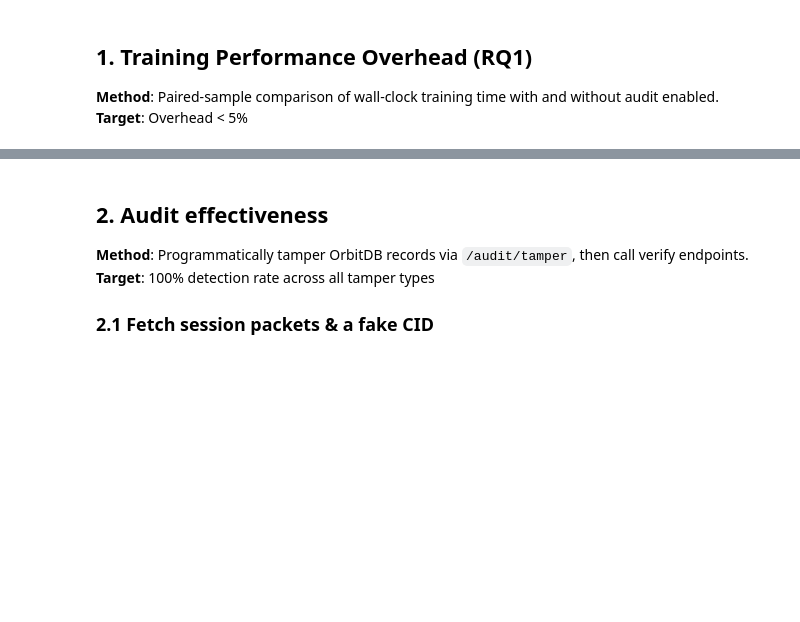
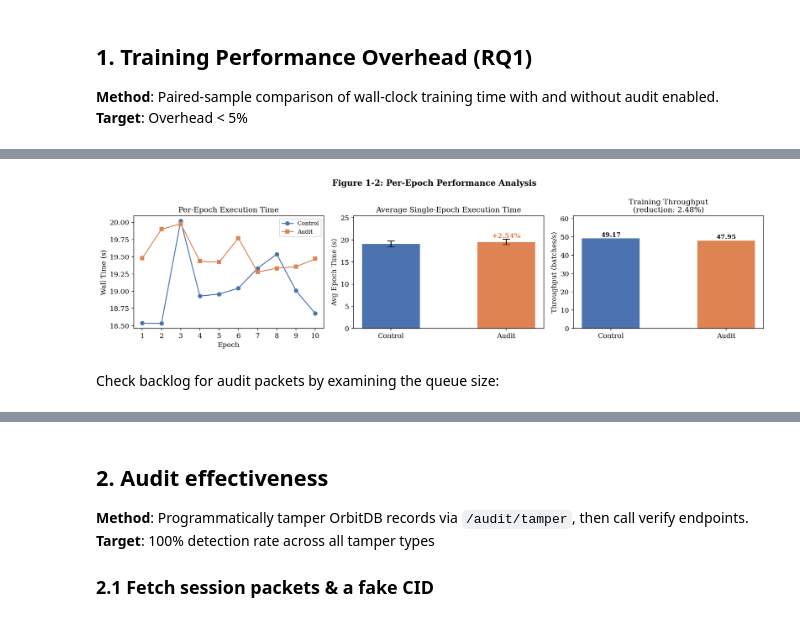
Before and after one commit to xinyuanhu1066/capstone-project, a Jupyter notebook: evaluation/evaluation.ipynb, the cells around one changed output, grey strips where cells are left out. Cells and saved outputs as stored; diff of their text form; code cells hidden in the pictures; blank space fills up the shorter version.

```diff
--- a/evaluation/evaluation.ipynb
+++ b/evaluation/evaluation.ipynb
@@ -234,0 +265,5 @@ plt.show()
+# %%
+CONTROL_EPOCH_TIMES_ALL  = parse_epoch_times_from_log(
+"../observability/logs/watcher_control.log", "control")
+AUDIT_EPOCH_TIMES_ALL = parse_epoch_times_from_log(
+    "../observability/logs/watcher_audit.log", "audit")
@@ -234,0 +316,59 @@ plt.show()
+# %%
+fig, axes = plt.subplots(1, 3, figsize=(15, 4))
+
+# Left figure: Line graph showing the time consumption per epoch
+# averaged across rounds based on epoch number
+ax = axes[0]
+epochs_idx = list(range(1, EPOCHS + 1))
+
+ctrl_by_epoch  = [np.mean([run[i] / 1000 for run in CONTROL_EPOCH_TIMES_ALL
+                            if i < len(run)]) for i in range(EPOCHS)]
+audit_by_epoch = [np.mean([run[i] / 1000 for run in AUDIT_EPOCH_TIMES_ALL
+                            if i < len(run)]) for i in range(EPOCHS)]
+
+ax.plot(epochs_idx, ctrl_by_epoch,  "o-", color=COLORS[0],
+        linewidth=1.5, label="Control")
+ax.plot(epochs_idx, audit_by_epoch, "s-", color=COLORS[1],
+        linewidth=1.5, label="Audit")
+ax.set_xlabel("Epoch")
+ax.set_ylabel("Wall Time (s)")
+ax.set_title("Per-Epoch Execution Time")
+ax.legend(fontsize=9)
+ax.set_xticks(epochs_idx)
+
+# Middle: Average epoch time bar + error bars
+ax2 = axes[1]
+ax2.bar(["Control", "Audit"],
+        [ctrl_epoch_mean, audit_epoch_mean],
+        yerr=[ctrl_epoch_std, audit_epoch_std],
+        capsize=6, color=COLORS[:2], width=0.5,
+        error_kw={"linewidth": 1.5})
+ax2.set_ylabel("Avg Epoch Time (s)")
+ax2.set_title("Average Single-Epoch Execution Time")
+ax2.set_ylim(0, max(ctrl_epoch_mean, audit_epoch_mean) * 1.3)
+ax2.annotate(f"{epoch_overhead_pct:+.2f}%",
+             xy=(1, audit_epoch_mean + audit_epoch_std + 0.3),
+             ha="center", fontsize=11,
+             color=COLORS[1], fontweight="bold")
+
+# Right figure: Throughput Comparison
+ax3 = axes[2]
+bars = ax3.bar(["Control", "Audit"],
+               [ctrl_throughput, audit_throughput],
+               color=COLORS[:2], width=0.5)
+ax3.set_ylabel("Throughput (batches/s)")
+ax3.set_title(f"Training Throughput\n(reduction: {throughput_drop_pct:.2f}%)")
+ax3.set_ylim(0, max(ctrl_throughput, audit_throughput) * 1.25)
+for bar, val in zip(bars, [ctrl_throughput, audit_throughput]):
+    ax3.text(bar.get_x() + bar.get_width()/2,
+             val + ctrl_throughput * 0.02, f"{val:.2f}",
+             ha="center", fontsize=10, fontweight="bold")
+
+fig.suptitle("Figure 1-2: Per-Epoch Performance Analysis", fontweight="bold")
+plt.tight_layout()
+fig.savefig("fig1-2_epoch_analysis.png", bbox_inches="tight")
+plt.show()
+# %% [output]
+[figure, added]
+# %% [markdown]
+Check backlog for audit packets by examining the queue size:
```
Also changed, not shown: parts of 23 cells of this notebook.
